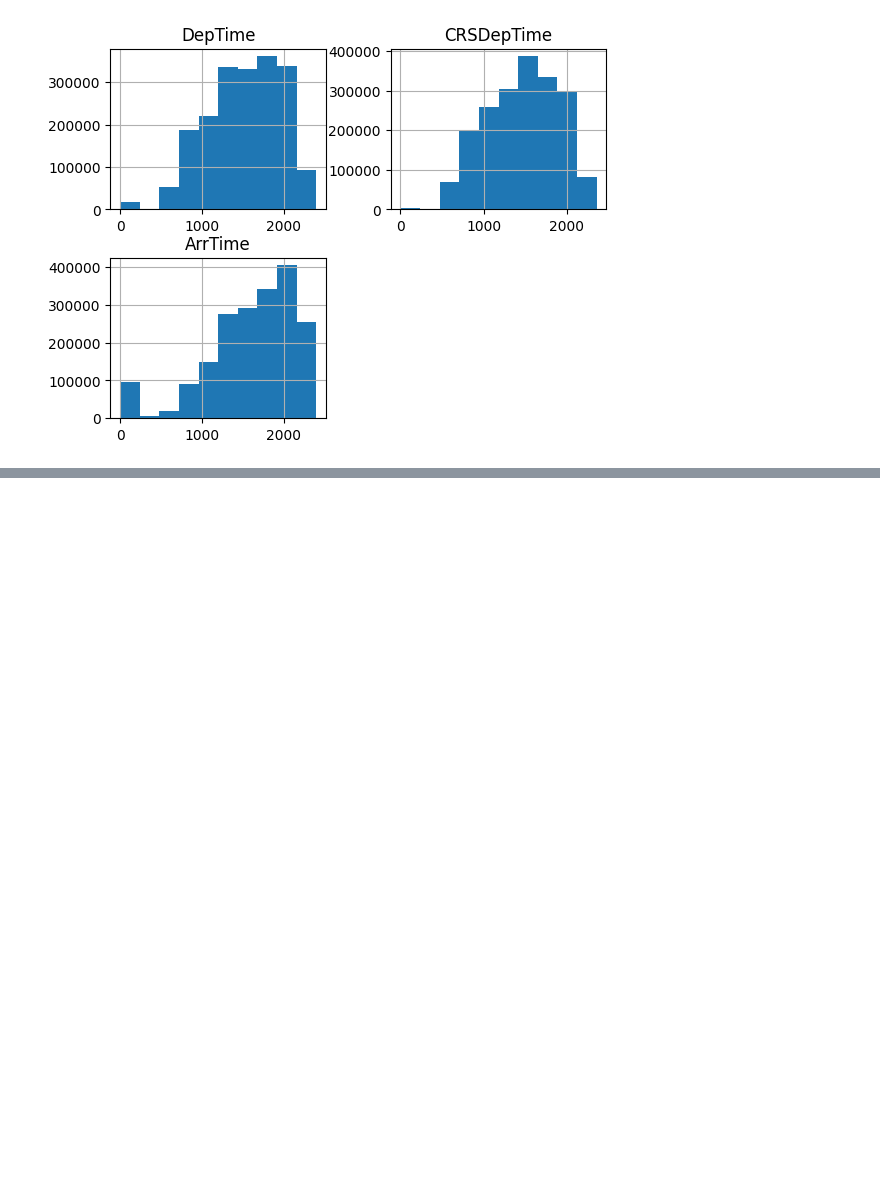
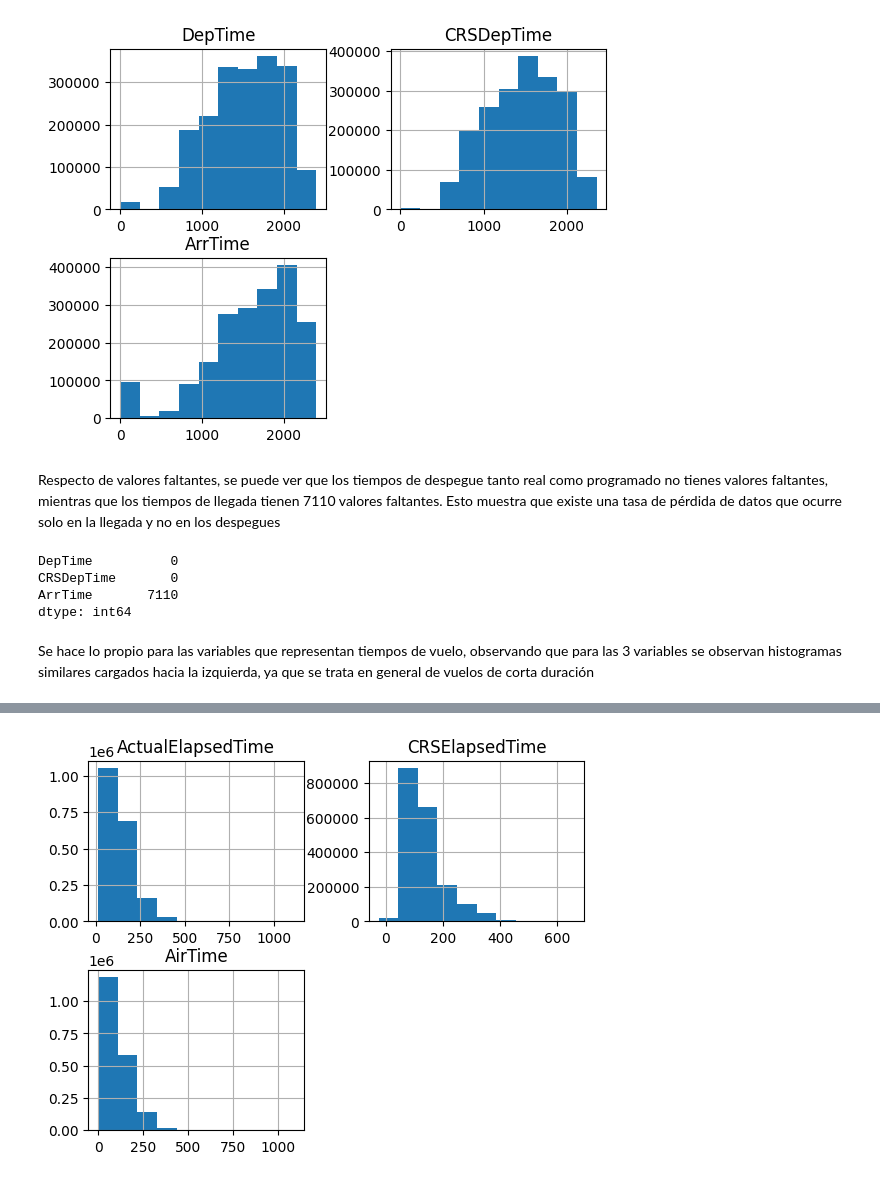
Before and after one commit to DiegoLeonG96/proyecto-pydatascience-udd, a Jupyter notebook: 01_Analisis_Exploratorio.ipynb, the cells around one changed output, grey strips where cells are left out. Cells and saved outputs as stored; diff of their text form; code cells hidden in the pictures; blank space fills up the shorter version.

Commit message:
ADD: missing values analysis for time columns

```diff
--- a/01_Analisis_Exploratorio.ipynb
+++ b/01_Analisis_Exploratorio.ipynb
@@ -167,3 +167,17 @@ array([[<Axes: title={'center': 'DepTime'}>,
         <Axes: title={'center': 'CRSDepTime'}>],
        [<Axes: title={'center': 'ArrTime'}>, <Axes: >]], dtype=object)
 [figure]
+# %% [markdown]
+Respecto de valores faltantes, se puede ver que los tiempos de despegue tanto real como programado no tienes valores faltantes, mientras que los tiempos de llegada tienen 7110 valores faltantes. Esto muestra que existe una tasa de pérdida de datos que ocurre solo en la llegada y no en los despegues
+# %%
+data[["DepTime", "CRSDepTime", "ArrTime"]].isna().sum()
+# %% [output]
+DepTime          0
+CRSDepTime       0
+ArrTime       7110
+dtype: int64
+# %% [markdown]
+Se hace lo propio para las variables que representan tiempos de vuelo, observando que para las 3 variables se observan histogramas similares cargados hacia la izquierda, ya que se trata en general de vuelos de corta duración
+# %%
+data[["ActualElapsedTime", "CRSElapsedTime", "AirTime"]].hist()
+# %% [output]
@@ -169,0 +187 @@ array([[<Axes: title={'center': 'DepTime'}>,
+[figure, added]
```
Also changed, not shown: parts of 5 cells of this notebook.
